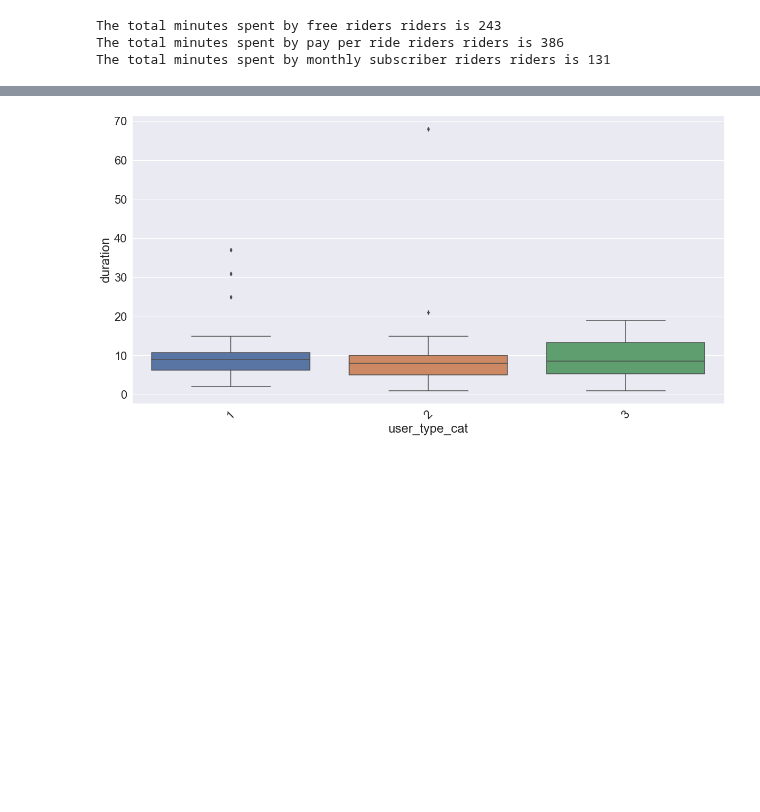
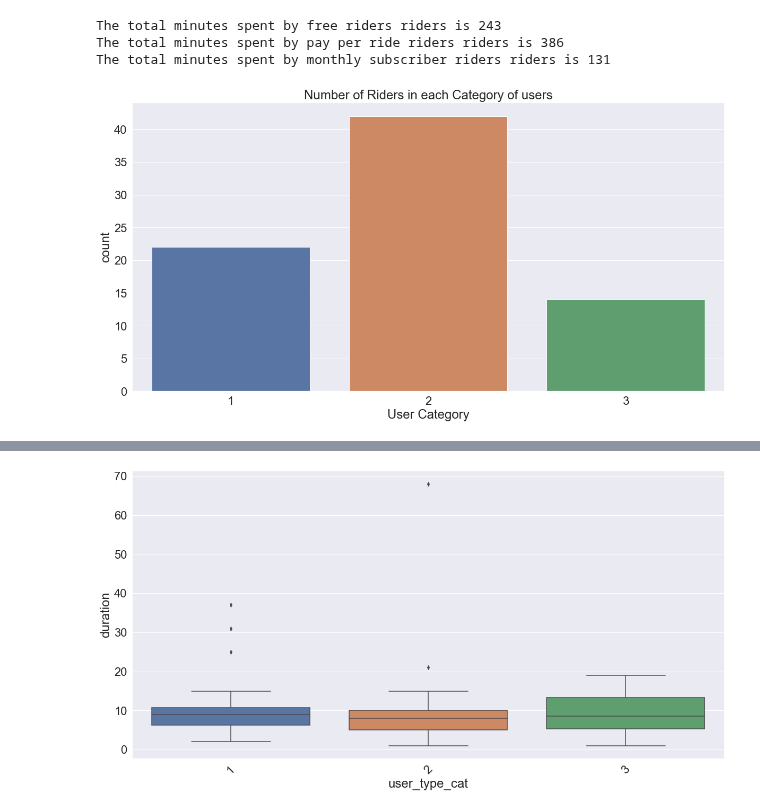
Before and after one commit to joeelorm/Projects, a Jupyter notebook: Data Cleaning/Data Cleaning.ipynb, the cells around one changed output, grey strips where cells are left out. Cells and saved outputs as stored; diff of their text form; code cells hidden in the pictures; blank space fills up the shorter version.

```diff
--- a/Data Cleaning/Data Cleaning.ipynb
+++ b/Data Cleaning/Data Cleaning.ipynb
@@ -499,3 +499,11 @@ print('The total minutes spent by monthly subscriber riders riders is {}'.format
 The total minutes spent by free riders riders is 243
 The total minutes spent by pay per ride riders riders is 386
 The total minutes spent by monthly subscriber riders riders is 131
+# %%
+plt.figure(figsize = (20,10))
+sns.countplot(data = ride_sharing_sub, x = 'user_type_cat')
+plt.xlabel('User Category')
+plt.title('Number of Riders in each Category of users')
+plt.show()
+# %% [output]
+[figure, added]
```
Also changed, not shown: parts of 4 cells of this notebook.
